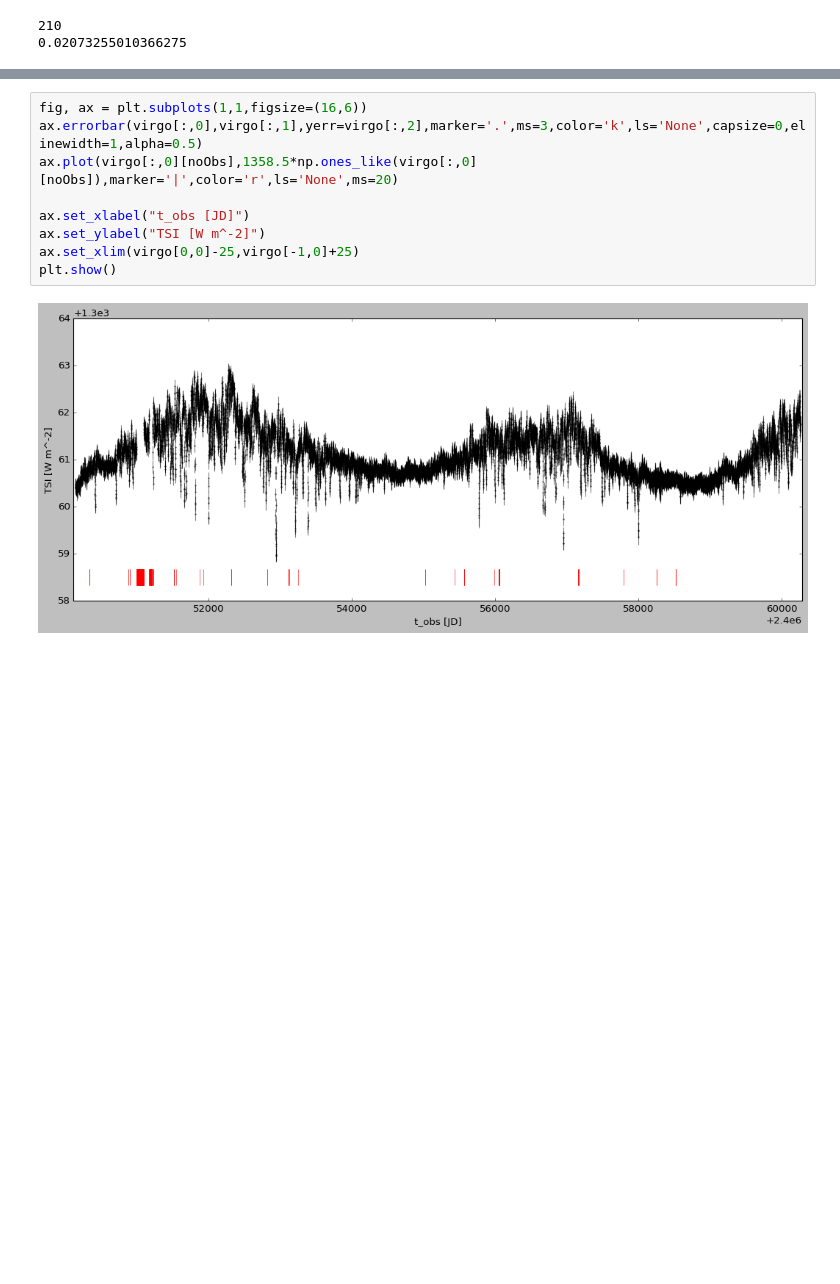
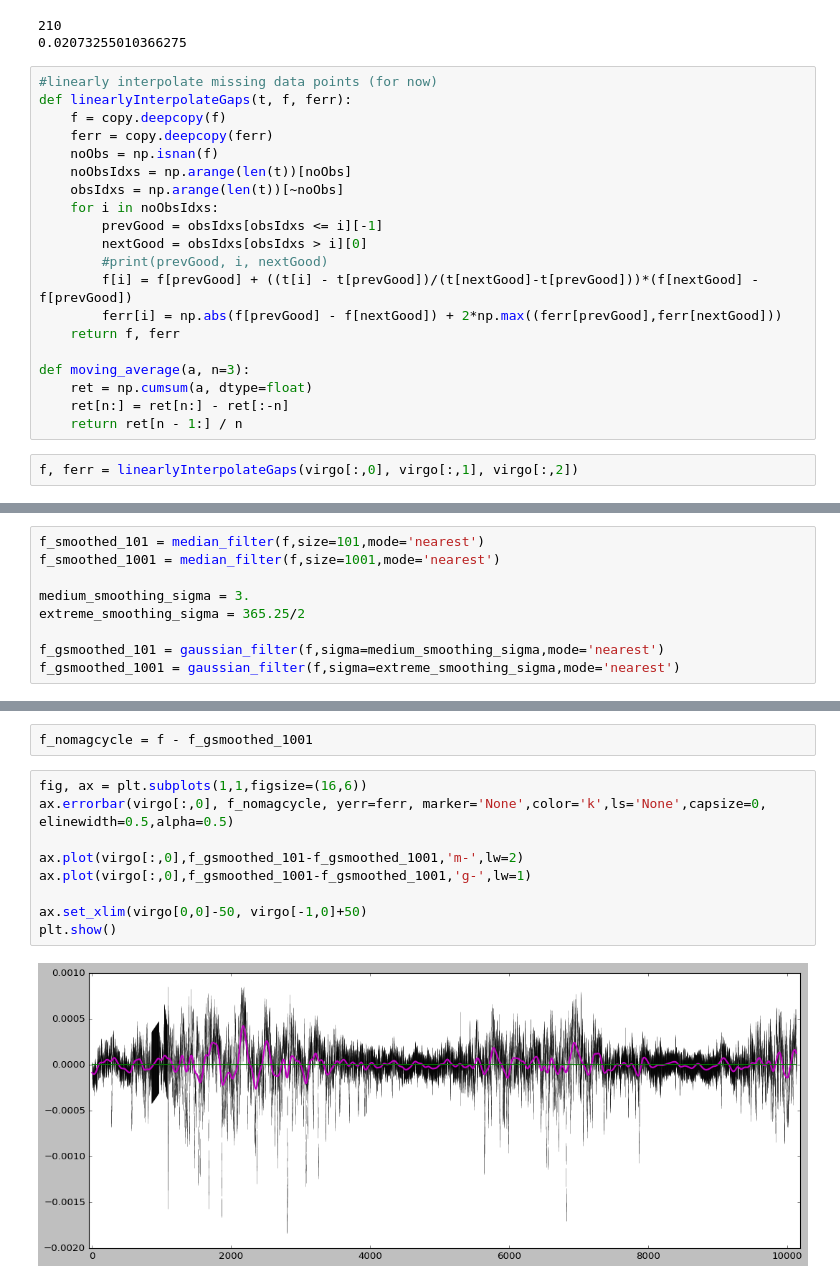
Before and after one commit to esandford/archivalSOHO, a Jupyter notebook: analysis/VIRGOanalysis.ipynb, the cells around one changed output, grey strips where cells are left out. Saved outputs shown, nothing was run; the diff lists cells and outputs as text; blank space fills up the shorter version.

```diff
--- a/analysis/VIRGOanalysis.ipynb
+++ b/analysis/VIRGOanalysis.ipynb
@@ -49,3 +57,25 @@ print(dutyCycle)
 # %% [output]
 210
 0.02073255010366275
+# %%
+#linearly interpolate missing data points (for now)
+def linearlyInterpolateGaps(t, f, ferr):
+    f = copy.deepcopy(f)
+    ferr = copy.deepcopy(ferr)
+    noObs = np.isnan(f)
+    noObsIdxs = np.arange(len(t))[noObs]
+    obsIdxs = np.arange(len(t))[~noObs]
+    for i in noObsIdxs:
+        prevGood = obsIdxs[obsIdxs <= i][-1]
+        nextGood = obsIdxs[obsIdxs > i][0]
+        #print(prevGood, i, nextGood)
+        f[i] = f[prevGood] + ((t[i] - t[prevGood])/(t[nextGood]-t[prevGood]))*(f[nextGood] - f[prevGood])
+        ferr[i] = np.abs(f[prevGood] - f[nextGood]) + 2*np.max((ferr[prevGood],ferr[nextGood]))
+    return f, ferr
+
+def moving_average(a, n=3):
+    ret = np.cumsum(a, dtype=float)
+    ret[n:] = ret[n:] - ret[:-n]
+    return ret[n - 1:] / n
+# %%
+f, ferr = linearlyInterpolateGaps(virgo[:,0], virgo[:,1], virgo[:,2])
@@ -51,0 +128,9 @@ print(dutyCycle)
+# %%
+f_smoothed_101 = median_filter(f,size=101,mode='nearest')
+f_smoothed_1001 = median_filter(f,size=1001,mode='nearest')
+
+medium_smoothing_sigma = 3.
+extreme_smoothing_sigma = 365.25/2
+
+f_gsmoothed_101 = gaussian_filter(f,sigma=medium_smoothing_sigma,mode='nearest')
+f_gsmoothed_1001 = gaussian_filter(f,sigma=extreme_smoothing_sigma,mode='nearest')
@@ -52,11 +215,13 @@ print(dutyCycle)
+# %%
+f_nomagcycle = f - f_gsmoothed_1001
 # %%
 fig, ax = plt.subplots(1,1,figsize=(16,6))
-ax.errorbar(virgo[:,0],virgo[:,1],yerr=virgo[:,2],marker='.',ms=3,color='k',ls='None',capsize=0,elinewidth=1,alpha=0.5)
-ax.plot(virgo[:,0][noObs],1358.5*np.ones_like(virgo[:,0][noObs]),marker='|',color='r',ls='None',ms=20)
+ax.errorbar(virgo[:,0], f_nomagcycle, yerr=ferr, marker='None',color='k',ls='None',capsize=0, elinewidth=0.5,alpha=0.5)
 
-ax.set_xlabel("t_obs [JD]")
-ax.set_ylabel("TSI [W m^-2]")
-ax.set_xlim(virgo[0,0]-25,virgo[-1,0]+25)
+ax.plot(virgo[:,0],f_gsmoothed_101-f_gsmoothed_1001,'m-',lw=2)
+ax.plot(virgo[:,0],f_gsmoothed_1001-f_gsmoothed_1001,'g-',lw=1)
+
+ax.set_xlim(virgo[0,0]-50, virgo[-1,0]+50)
 plt.show()
 # %% [output]
-[figure, old version]
+[figure, new version]
```
Also changed, not shown: parts of 25 cells of this notebook.
